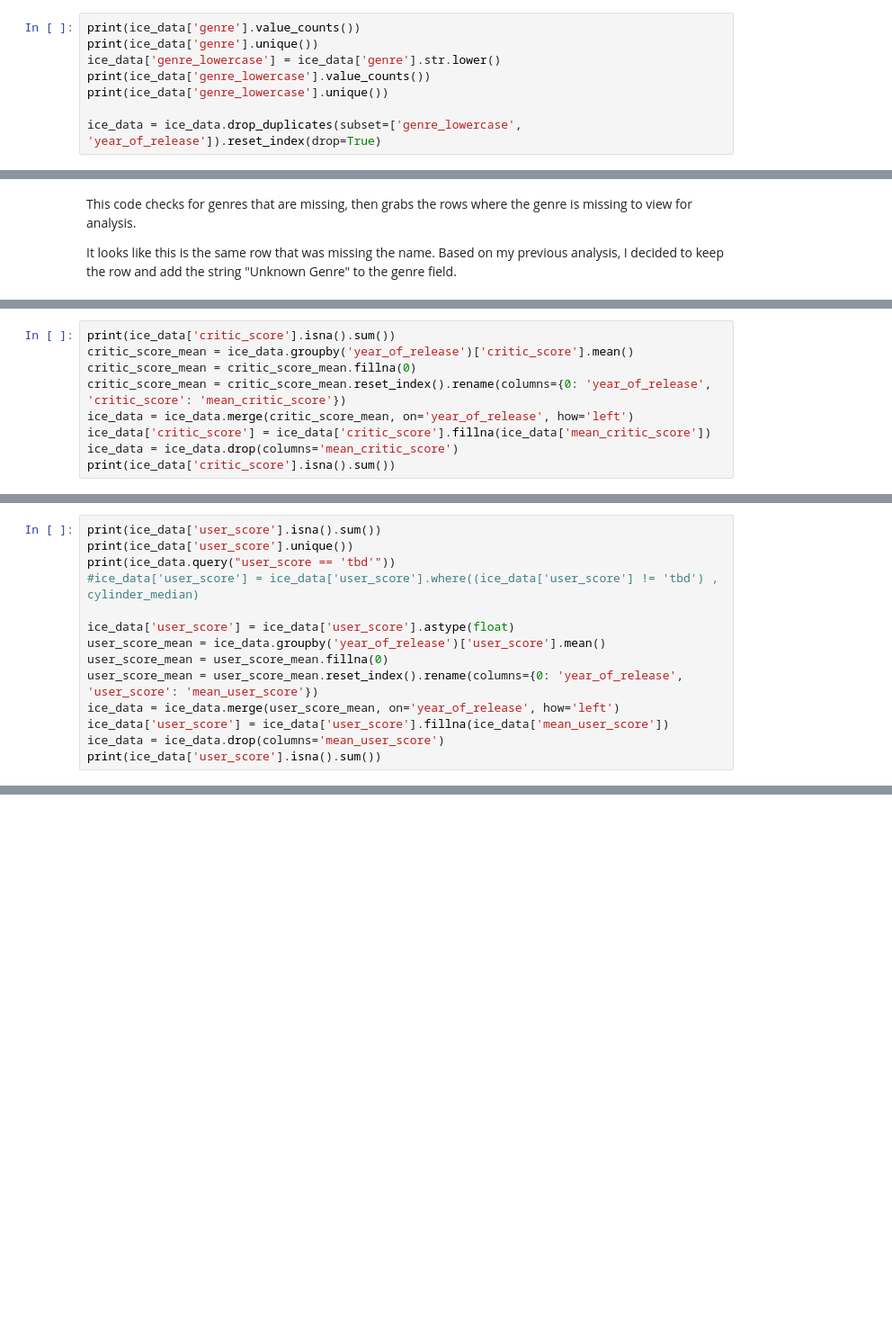
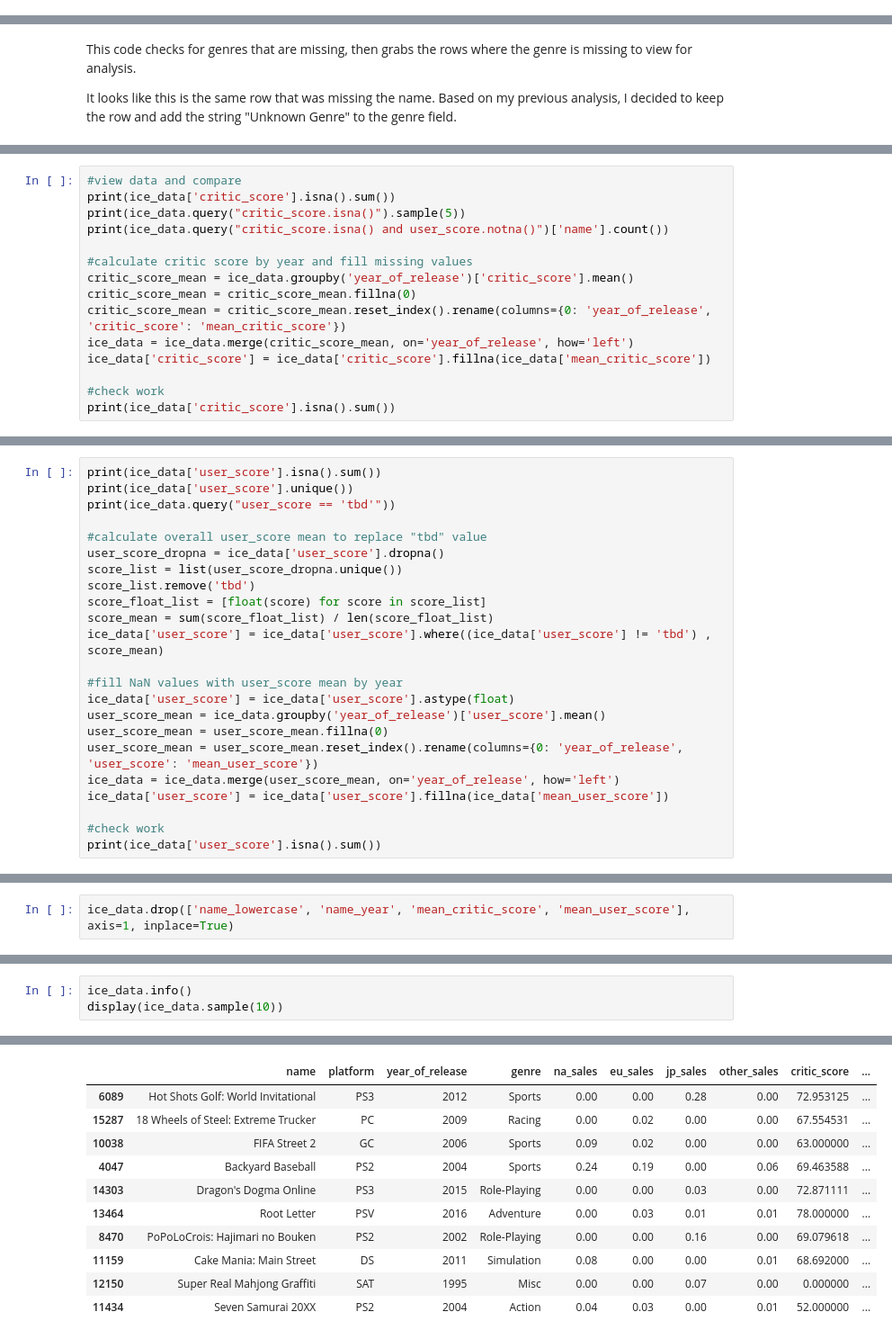
Before and after one commit to LDeYoung17/ice-games-practicum, a Jupyter notebook: notebooks/EDA.ipynb, the cells around one changed output, grey strips where cells are left out. Shown: that part at 90% size. Cells and saved outputs as stored; diff of their text form; blank space fills up the shorter version.

Commit message:
finished cleaning data and added notes

```diff
--- a/notebooks/EDA.ipynb
+++ b/notebooks/EDA.ipynb
@@ -149,8 +159,0 @@ This code checks for duplicates in the genre data by converting all the names to
-# %%
-print(ice_data['genre'].value_counts())
-print(ice_data['genre'].unique())
-ice_data['genre_lowercase'] = ice_data['genre'].str.lower()
-print(ice_data['genre_lowercase'].value_counts())
-print(ice_data['genre_lowercase'].unique())
-
-ice_data = ice_data.drop_duplicates(subset=['genre_lowercase', 'year_of_release']).reset_index(drop=True)
@@ -197,10 +182,16 @@ This code calculates the mean critic score by year of release and fills in the m
 # %%
+#view data and compare
 print(ice_data['critic_score'].isna().sum())
+print(ice_data.query("critic_score.isna()").sample(5))
+print(ice_data.query("critic_score.isna() and user_score.notna()")['name'].count())
+
+#calculate critic score by year and fill missing values
 critic_score_mean = ice_data.groupby('year_of_release')['critic_score'].mean()
 critic_score_mean = critic_score_mean.fillna(0)
 critic_score_mean = critic_score_mean.reset_index().rename(columns={0: 'year_of_release', 'critic_score': 'mean_critic_score'})
 ice_data = ice_data.merge(critic_score_mean, on='year_of_release', how='left')
 ice_data['critic_score'] = ice_data['critic_score'].fillna(ice_data['mean_critic_score'])
-ice_data = ice_data.drop(columns='mean_critic_score')
+
+#check work
 print(ice_data['critic_score'].isna().sum())
 # %% [output]
@@ -223,14 +244,23 @@ This code calculates the mean user score by year of release and fills in the mis
 print(ice_data['user_score'].isna().sum())
 print(ice_data['user_score'].unique())
 print(ice_data.query("user_score == 'tbd'"))
-#ice_data['user_score'] = ice_data['user_score'].where((ice_data['user_score'] != 'tbd') , cylinder_median)
 
+#calculate overall user_score mean to replace "tbd" value
+user_score_dropna = ice_data['user_score'].dropna()
+score_list = list(user_score_dropna.unique())
+score_list.remove('tbd')
+score_float_list = [float(score) for score in score_list]
+score_mean = sum(score_float_list) / len(score_float_list)
+ice_data['user_score'] = ice_data['user_score'].where((ice_data['user_score'] != 'tbd') , score_mean)
+
+#fill NaN values with user_score mean by year
 ice_data['user_score'] = ice_data['user_score'].astype(float)
 user_score_mean = ice_data.groupby('year_of_release')['user_score'].mean()
 user_score_mean = user_score_mean.fillna(0)
 user_score_mean = user_score_mean.reset_index().rename(columns={0: 'year_of_release', 'user_score': 'mean_user_score'})
 ice_data = ice_data.merge(user_score_mean, on='year_of_release', how='left')
 ice_data['user_score'] = ice_data['user_score'].fillna(ice_data['mean_user_score'])
-ice_data = ice_data.drop(columns='mean_user_score')
+
+#check work
 print(ice_data['user_score'].isna().sum())
 # %% [output]
@@ -253,0 +286,2 @@ ValueError: could not convert string to float: 'tbd'
+# %%
+ice_data.drop(['name_lowercase', 'name_year', 'mean_critic_score', 'mean_user_score'], axis=1, inplace=True)
@@ -253,0 +290,4 @@ ValueError: could not convert string to float: 'tbd'
+# %%
+ice_data.info()
+display(ice_data.sample(10))
+# %% [output]
@@ -253,0 +312,11 @@ ValueError: could not convert string to float: 'tbd'
+|  | name | platform | year_of_release | genre | na_sales | eu_sales | jp_sales | other_sales | critic_score | ... |
+| 6089 | Hot Shots Golf: World Invitational | PS3 | 2012 | Sports | 0.00 | 0.00 | 0.28 | 0.00 | 72.953125 | ... |
+| 15287 | 18 Wheels of Steel: Extreme Trucker | PC | 2009 | Racing | 0.00 | 0.02 | 0.00 | 0.00 | 67.554531 | ... |
+| 10038 | FIFA Street 2 | GC | 2006 | Sports | 0.09 | 0.02 | 0.00 | 0.00 | 63.000000 | ... |
+| 4047 | Backyard Baseball | PS2 | 2004 | Sports | 0.24 | 0.19 | 0.00 | 0.06 | 69.463588 | ... |
+| 14303 | Dragon's Dogma Online | PS3 | 2015 | Role-Playing | 0.00 | 0.00 | 0.03 | 0.00 | 72.871111 | ... |
+| 13464 | Root Letter | PSV | 2016 | Adventure | 0.00 | 0.03 | 0.01 | 0.01 | 78.000000 | ... |
+| 8470 | PoPoLoCrois: Hajimari no Bouken | PS2 | 2002 | Role-Playing | 0.00 | 0.00 | 0.16 | 0.00 | 69.079618 | ... |
+| 11159 | Cake Mania: Main Street | DS | 2011 | Simulation | 0.08 | 0.00 | 0.00 | 0.01 | 68.692000 | ... |
+| 12150 | Super Real Mahjong Graffiti | SAT | 1995 | Misc | 0.00 | 0.00 | 0.07 | 0.00 | 0.000000 | ... |
+| 11434 | Seven Samurai 20XX | PS2 | 2004 | Action | 0.04 | 0.03 | 0.00 | 0.01 | 52.000000 | ... |
```
Also changed, not shown: parts of 19 cells of this notebook.
